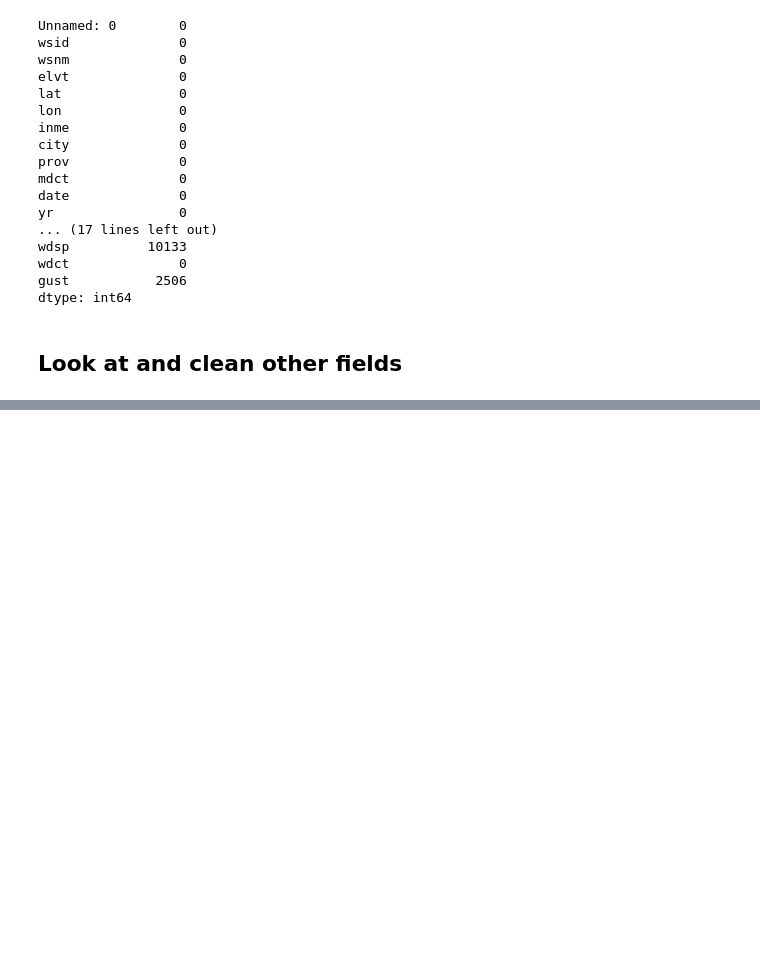
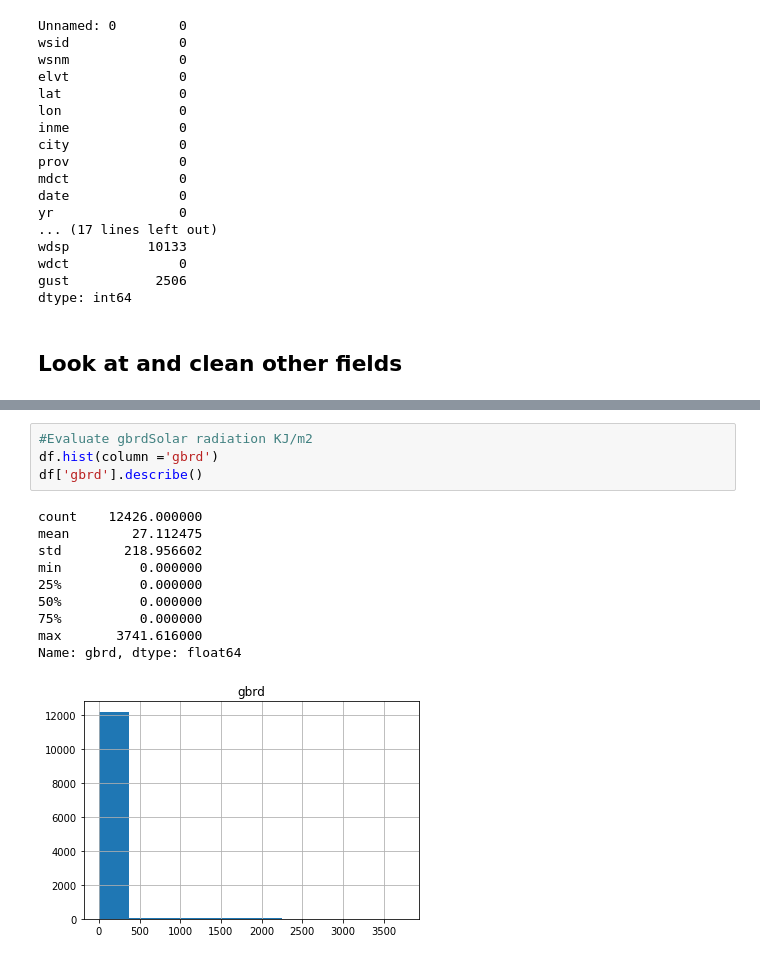
Before and after one commit to shibby576/wild_data_science, a Jupyter notebook: Assignment_2.ipynb, the cells around one changed output, grey strips where cells are left out. Saved outputs shown, nothing was run; the diff lists cells and outputs as text; blank space fills up the shorter version.

```diff
--- a/Assignment_2.ipynb
+++ b/Assignment_2.ipynb
@@ -198,0 +254,15 @@ dtype: int64
+# %%
+#Evaluate gbrdSolar radiation KJ/m2
+df.hist(column ='gbrd')
+df['gbrd'].describe()
+# %% [output]
+count    12426.000000
+mean        27.112475
+std        218.956602
+min          0.000000
+25%          0.000000
+50%          0.000000
+75%          0.000000
+max       3741.616000
+Name: gbrd, dtype: float64
+[figure, added]
```
Also changed, not shown: parts of 11 cells of this notebook.
